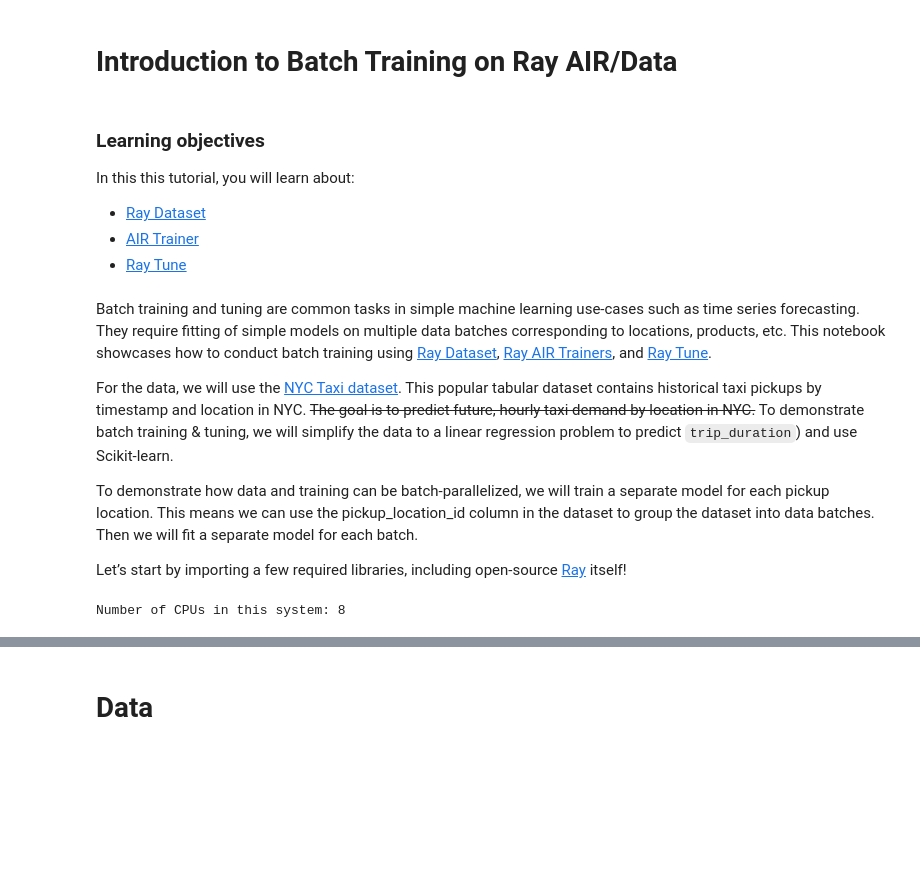
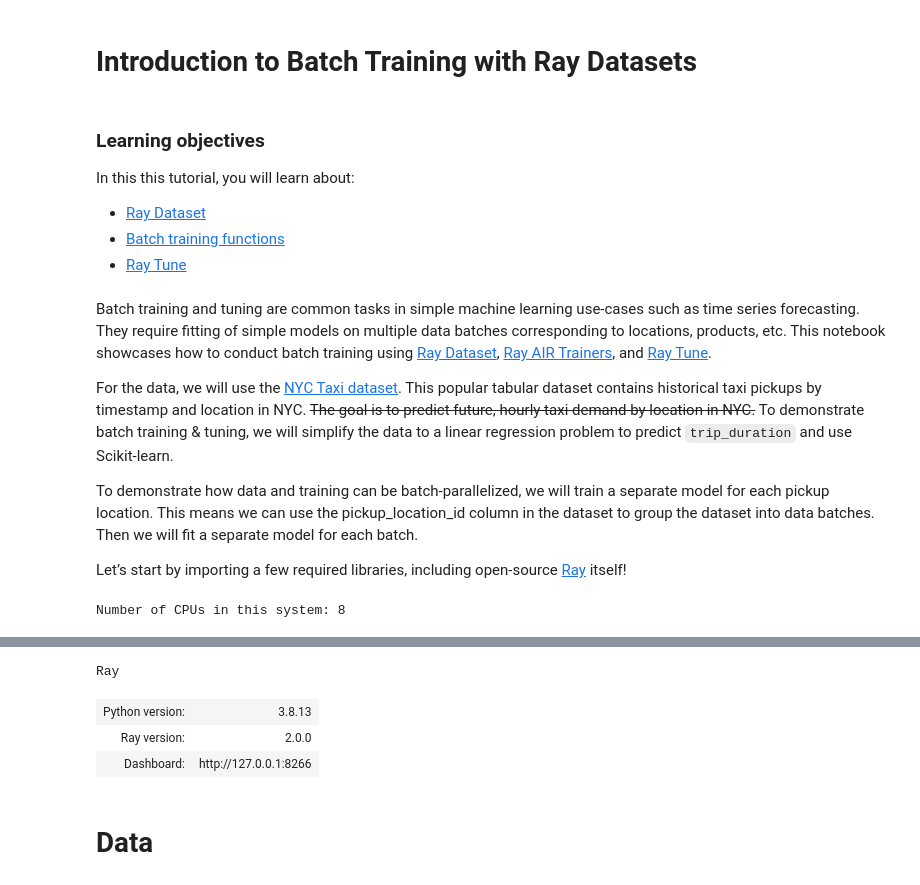
Before and after one commit to christy/AnyscaleDemos, a Jupyter notebook: ray_air_demos/ray_air/nyc_taxi_batch_processing.ipynb, the cells around one changed output, grey strips where cells are left out. Saved outputs shown, nothing was run; the diff lists cells and outputs as text; code cells hidden in the pictures; blank space fills up the shorter version.

```diff
--- a/ray_air_demos/ray_air/nyc_taxi_batch_processing.ipynb
+++ b/ray_air_demos/ray_air/nyc_taxi_batch_processing.ipynb
@@ -1,15 +1,15 @@
 # %% [markdown]
-# Introduction to Batch Training on Ray AIR/Data
+# Introduction to Batch Training with Ray Datasets
 # %% [markdown]
 ### Learning objectives
 In this this tutorial, you will learn about:
  * [Ray Dataset](#dataset)
- * [AIR Trainer](#trainer)
+ * [Batch training functions](#train_func)
  * [Ray Tune](#tune)
 # %% [markdown]
 Batch training and tuning are common tasks in simple machine learning use-cases such as time series forecasting. They require fitting of simple models on multiple data batches corresponding to locations, products, etc. This notebook showcases how to conduct batch training using [Ray Dataset](https://docs.ray.io/en/latest/data/dataset.html), [Ray AIR Trainers](https://docs.ray.io/en/master/ray-air/trainer.html#air-trainers), and [Ray Tune](https://docs.ray.io/en/master/ray-air/tuner.html).
 
-For the data, we will use the [NYC Taxi dataset](https://www1.nyc.gov/site/tlc/about/tlc-trip-record-data.page).  This popular tabular dataset contains historical taxi pickups by timestamp and location in NYC.  <s>The goal is to predict future, hourly taxi demand by location in NYC.</s>  To demonstrate batch training & tuning, we will simplify the data to a linear regression problem to predict `trip_duration`) and use Scikit-learn.
+For the data, we will use the [NYC Taxi dataset](https://www1.nyc.gov/site/tlc/about/tlc-trip-record-data.page).  This popular tabular dataset contains historical taxi pickups by timestamp and location in NYC.  <s>The goal is to predict future, hourly taxi demand by location in NYC.</s>  To demonstrate batch training & tuning, we will simplify the data to a linear regression problem to predict `trip_duration` and use Scikit-learn.
 
 To demonstrate how data and training can be batch-parallelized, we will train a separate model for each pickup location. This means we can use the pickup_location_id column in the dataset to group the dataset into data batches. Then we will fit a separate model for each batch.
 
@@ -30,2 +33,8 @@ print(f'Number of CPUs in this system: {num_available_cpus}')
 # %% [output]
 Number of CPUs in this system: 8
+# %%
+import ray
+if ray.is_initialized():
+    ray.shutdown()
+ray.init(ignore_reinit_error=True)
+# %% [output]
@@ -31,0 +42,4 @@ Number of CPUs in this system: 8
+Ray
+| Python version: | 3.8.13 |
+| Ray version: | 2.0.0 |
+| Dashboard: | http://127.0.0.1:8266 |
```
Also changed, not shown: parts of 56 cells of this notebook.
